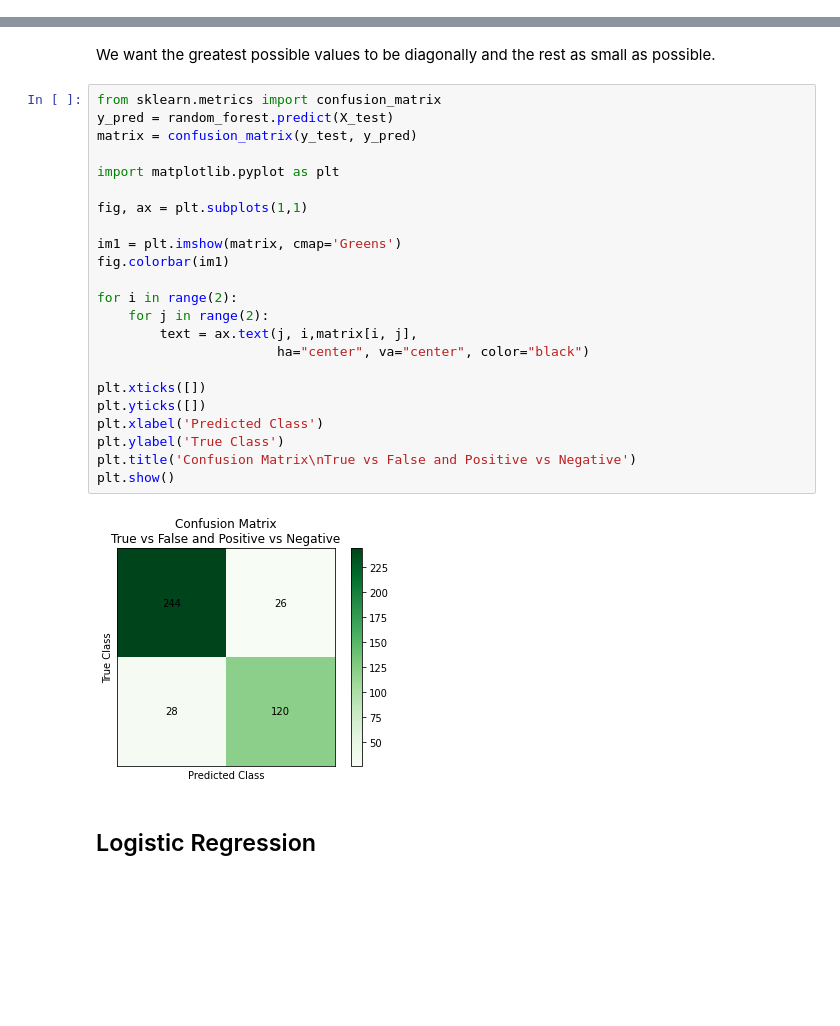
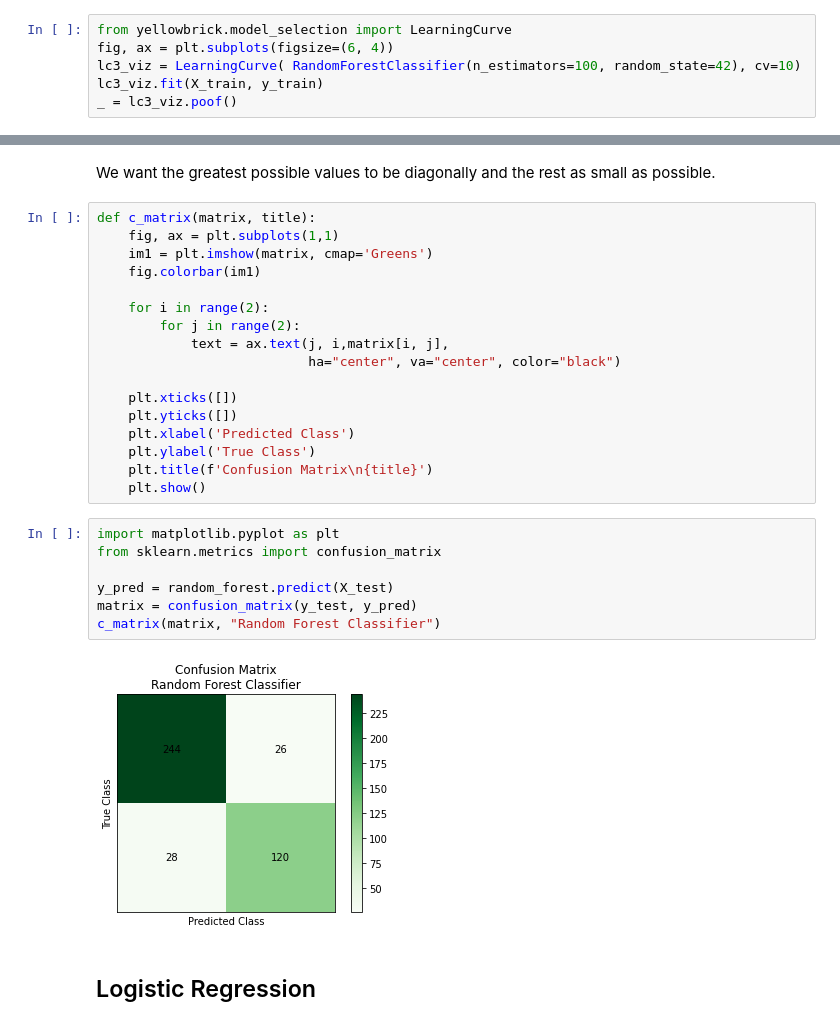
Before and after one commit to Krystiankr/Machine-Learning-Titanic, a Jupyter notebook: Kaggle.ipynb, the cells around one changed output, grey strips where cells are left out. Drawn from its saved outputs; the diff is of its cells as text; blank space fills up the shorter version.

```diff
--- a/Kaggle.ipynb
+++ b/Kaggle.ipynb
@@ -250,0 +254,6 @@ random_forest.score(X_test, y_test)
+# %%
+from yellowbrick.model_selection import LearningCurve
+fig, ax = plt.subplots(figsize=(6, 4))
+lc3_viz = LearningCurve( RandomForestClassifier(n_estimators=100, random_state=42), cv=10)
+lc3_viz.fit(X_train, y_train)
+_ = lc3_viz.poof()
@@ -252,31 +275,32 @@ random_forest.score(X_test, y_test)
 **Classification True vs False and Positive vs Negative**
 # %% [markdown]
 We want the greatest possible values to be diagonally and the rest as small as possible.
+# %%
+def c_matrix(matrix, title):
+    fig, ax = plt.subplots(1,1)
+    im1 = plt.imshow(matrix, cmap='Greens')
+    fig.colorbar(im1)
+
+    for i in range(2):
+        for j in range(2):
+            text = ax.text(j, i,matrix[i, j],
+                           ha="center", va="center", color="black")
+
+    plt.xticks([])
+    plt.yticks([])
+    plt.xlabel('Predicted Class')
+    plt.ylabel('True Class')
+    plt.title(f'Confusion Matrix\n{title}')
+    plt.show()
 # %%
+import matplotlib.pyplot as plt
 from sklearn.metrics import confusion_matrix
+
 y_pred = random_forest.predict(X_test)
 matrix = confusion_matrix(y_test, y_pred)
-
-import matplotlib.pyplot as plt
-
-fig, ax = plt.subplots(1,1)
-
-im1 = plt.imshow(matrix, cmap='Greens')
-fig.colorbar(im1)
-
-for i in range(2):
-    for j in range(2):
-        text = ax.text(j, i,matrix[i, j],
-                       ha="center", va="center", color="black")
-
-plt.xticks([])
-plt.yticks([])
-plt.xlabel('Predicted Class')
-plt.ylabel('True Class')
-plt.title('Confusion Matrix\nTrue vs False and Positive vs Negative')
-plt.show()
+c_matrix(matrix, "Random Forest Classifier")
 # %% [output]
-[figure, old version]
+[figure, new version]
 # %% [markdown]
 ## Logistic Regression
 # %%
```
Also changed, not shown: parts of 46 cells of this notebook.
